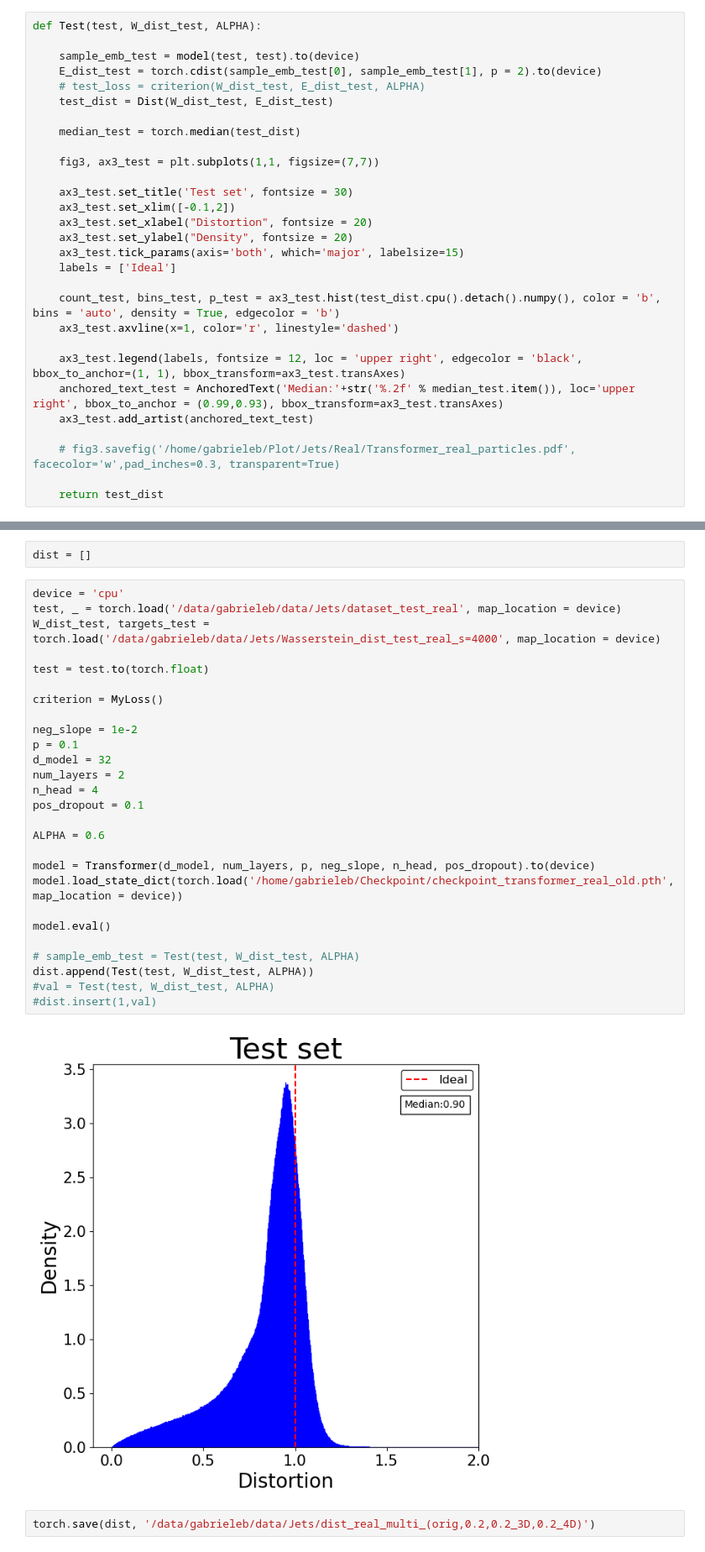
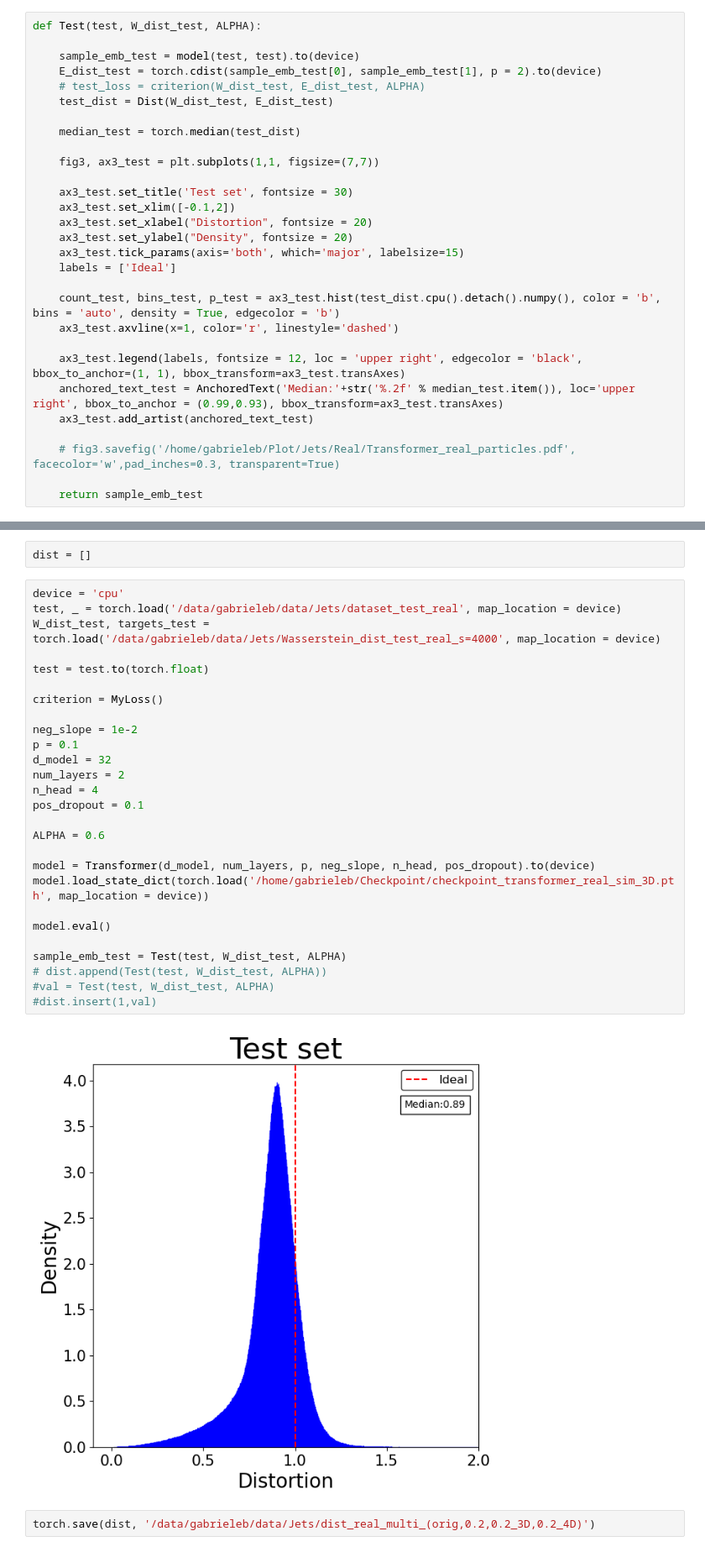
Before and after one commit to GabrieleBortolai/gabrieleb, a Jupyter notebook: Transformer_real.ipynb, the cells around one changed output, grey strips where cells are left out. Shown at 84% size. Cells and saved outputs as stored; diff of their text form.

```diff
--- a/Transformer_real.ipynb
+++ b/Transformer_real.ipynb
@@ -220,7 +220,7 @@ def Test(test, W_dist_test, ALPHA):
 
     # fig3.savefig('/home/gabrieleb/Plot/Jets/Real/Transformer_real_particles.pdf', facecolor='w',pad_inches=0.3, transparent=True)
 
-    return test_dist
+    return sample_emb_test
 # %%
 #Dataloder
 device = 'cuda'
@@ -315,32 +315,32 @@ dist = []
 # %%
 device = 'cpu'
 test, _ = torch.load('/data/gabrieleb/data/Jets/dataset_test_real', map_location = device)
 W_dist_test, targets_test = torch.load('/data/gabrieleb/data/Jets/Wasserstein_dist_test_real_s=4000', map_location = device)
 
 test = test.to(torch.float)
 
 criterion = MyLoss()
 
 neg_slope = 1e-2
 p = 0.1
 d_model = 32
 num_layers = 2
 n_head = 4
 pos_dropout = 0.1
 
 ALPHA = 0.6
 
 model = Transformer(d_model, num_layers, p, neg_slope, n_head, pos_dropout).to(device)
-model.load_state_dict(torch.load('/home/gabrieleb/Checkpoint/checkpoint_transformer_real_old.pth', map_location = device))
+model.load_state_dict(torch.load('/home/gabrieleb/Checkpoint/checkpoint_transformer_real_sim_3D.pth', map_location = device))
 
 model.eval()
 
-# sample_emb_test = Test(test, W_dist_test, ALPHA)
-dist.append(Test(test, W_dist_test, ALPHA))
+sample_emb_test = Test(test, W_dist_test, ALPHA)
+# dist.append(Test(test, W_dist_test, ALPHA))
 #val = Test(test, W_dist_test, ALPHA)
 #dist.insert(1,val)
 # %% [output]
-[figure, old version]
+[figure, new version]
 # %%
 torch.save(dist, '/data/gabrieleb/data/Jets/dist_real_multi_(orig,0.2,0.2_3D,0.2_4D)')
 # %%
```
Also changed, not shown: parts of 2 cells of this notebook.
